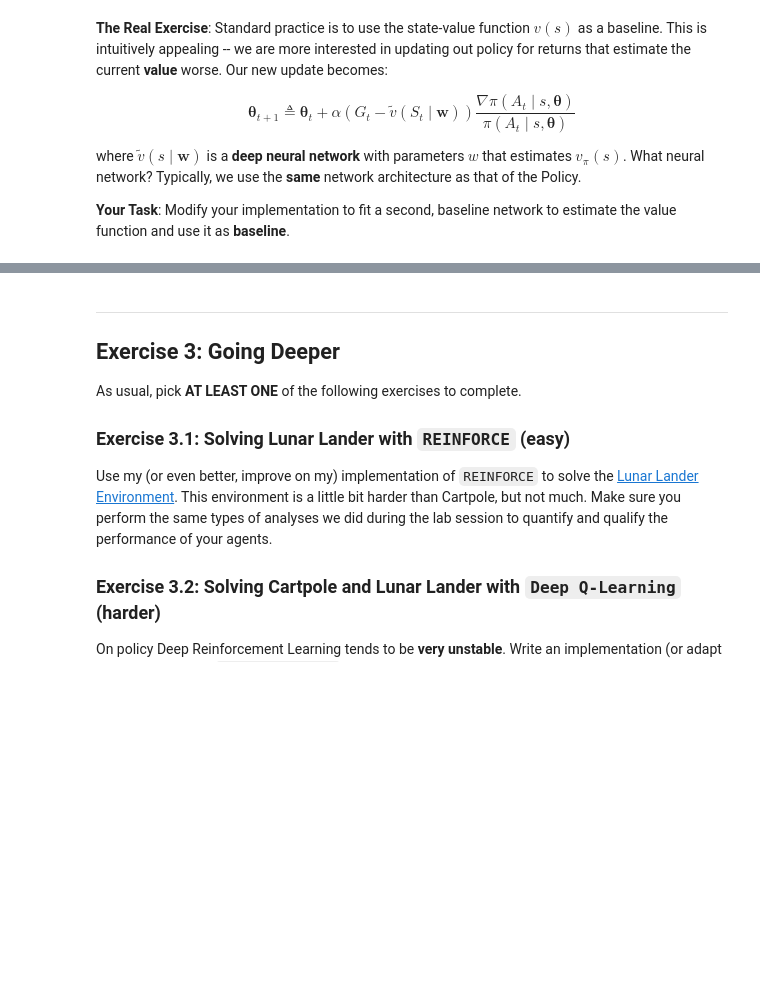
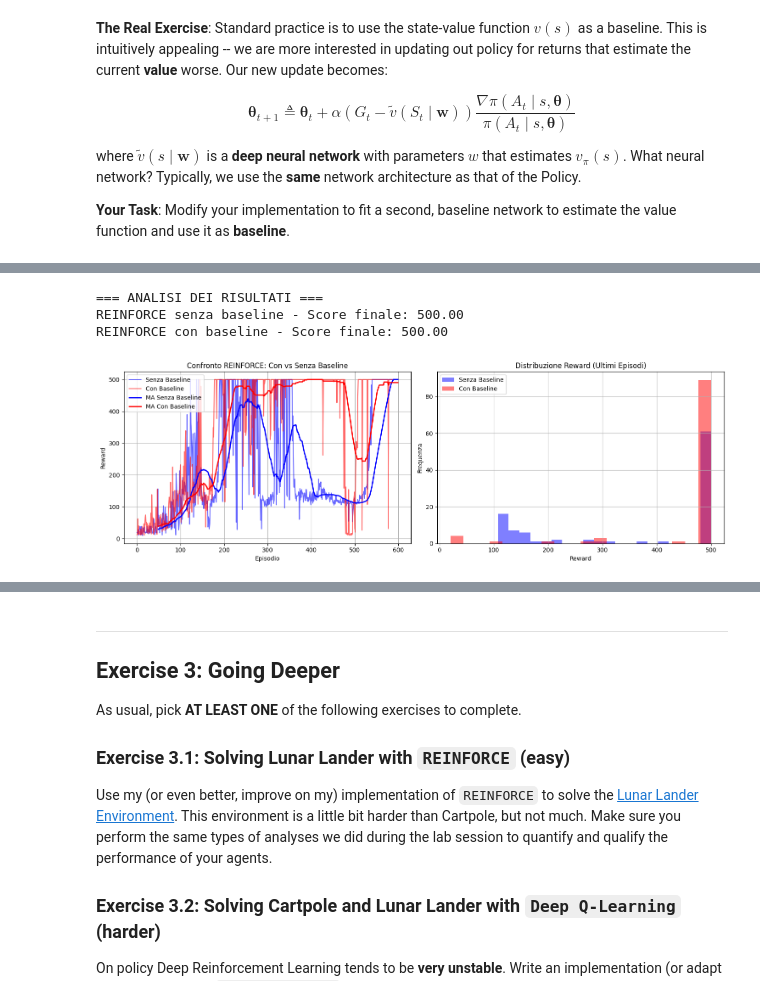
Before and after one commit to vincenzocivale/prova, a Jupyter notebook: Esercitazione_2/DLA_Lab2_DRL.ipynb, the cells around one changed output, grey strips where cells are left out. Saved outputs shown, nothing was run; the diff lists cells and outputs as text; code cells hidden in the pictures; blank space fills up the shorter version.

```diff
--- a/Esercitazione_2/DLA_Lab2_DRL.ipynb
+++ b/Esercitazione_2/DLA_Lab2_DRL.ipynb
@@ -452,2 +362,80 @@ where $\tilde{v}(s \mid \mathbf{w})$ is a **deep neural network** with parameter
 # %%
-# Your code here.
+# Analisi e confronto dei risultati
+import matplotlib.pyplot as plt
+
+print("=== ANALISI DEI RISULTATI ===")
+print(f"REINFORCE senza baseline - Score finale: {scores_no_baseline[-1]:.2f}")
+print(f"REINFORCE con baseline - Score finale: {scores_with_baseline[-1]:.2f}")
+
+# Calcola media mobile per entrambi
+def moving_average(data, window=100):
+    return np.convolve(data, np.ones(window)/window, mode='valid')
+
+# Plot confronto
+fig, (ax1, ax2) = plt.subplots(1, 2, figsize=(15, 5))
+
+# Plot 1: Reward per episodio
+ax1.plot(scores_no_baseline, alpha=0.6, label='Senza Baseline', color='blue')
+ax1.plot(scores_with_baseline, alpha=0.6, label='Con Baseline', color='red')
+
+# Media mobile
+if len(scores_no_baseline) >= 50:
+    ma_no_baseline = moving_average(scores_no_baseline, 50)
+    ax1.plot(range(49, len(scores_no_baseline)), ma_no_baseline,
+             label='MA Senza Baseline', color='blue', linewidth=2)
+
+if len(scores_with_baseline) >= 50:
+    ma_with_baseline = moving_average(scores_with_baseline, 50)
+    ax1.plot(range(49, len(scores_with_baseline)), ma_with_baseline,
+             label='MA Con Baseline', color='red', linewidth=2)
+
+ax1.set_xlabel('Episodio')
+ax1.set_ylabel('Reward')
+ax1.set_title('Confronto REINFORCE: Con vs Senza Baseline')
+ax1.legend()
+ax1.grid(True)
+
+# Plot 2: Istogramma degli score finali (ultimi 100 episodi)
+final_scores_no_baseline = scores_no_baseline[-100:] if len(scores_no_baseline) >= 100 else scores_no_baseline
+final_scores_with_baseline = scores_with_baseline[-100:] if len(scores_with_baseline) >= 100 else scores_with_baseline
+
+ax2.hist(final_scores_no_baseline, alpha=0.5, bins=20, label='Senza Baseline', color='blue')
+ax2.hist(final_scores_with_baseline, alpha=0.5, bins=20, label='Con Baseline', color='red')
+ax2.set_xlabel('Reward')
+ax2.set_ylabel('Frequenza')
+ax2.set_title('Distribuzione Reward (Ultimi Episodi)')
+ax2.legend()
+ax2.grid(True)
+
+plt.tight_layout()
+plt.show()
+
+# Statistiche comparative
+print("\n=== STATISTICHE COMPARATIVE ===")
+print(f"Media ultimi 100 episodi:")
+print(f"  Senza baseline: {np.mean(final_scores_no_baseline):.2f} ± {np.std(final_scores_no_baseline):.2f}")
+print(f"  Con baseline: {np.mean(final_scores_with_baseline):.2f} ± {np.std(final_scores_with_baseline):.2f}")
+
+# Test di convergenza (episodi necessari per raggiungere score > 180)
+def episodes_to_target(scores, target=180):
+    for i, score in enumerate(scores):
+        if score >= target:
+            return i + 1
+    return len(scores)
+
+episodes_no_baseline = episodes_to_target(scores_no_baseline)
+episodes_with_baseline = episodes_to_target(scores_with_baseline)
+
+print(f"\nEpisodi per raggiungere score ≥ 180:")
+print(f"  Senza baseline: {episodes_no_baseline}")
+print(f"  Con baseline: {episodes_with_baseline}")
+
+# Stabilità del training (varianza negli ultimi episodi)
+print(f"\nStabilità (std degli ultimi 50 episodi):")
+print(f"  Senza baseline: {np.std(scores_no_baseline[-50:]):.2f}")
+print(f"  Con baseline: {np.std(scores_with_baseline[-50:]):.2f}")
+# %% [output]
+=== ANALISI DEI RISULTATI ===
+REINFORCE senza baseline - Score finale: 500.00
+REINFORCE con baseline - Score finale: 500.00
+[figure, added]
```
Also changed, not shown: parts of 26 cells of this notebook, 10 other files.
